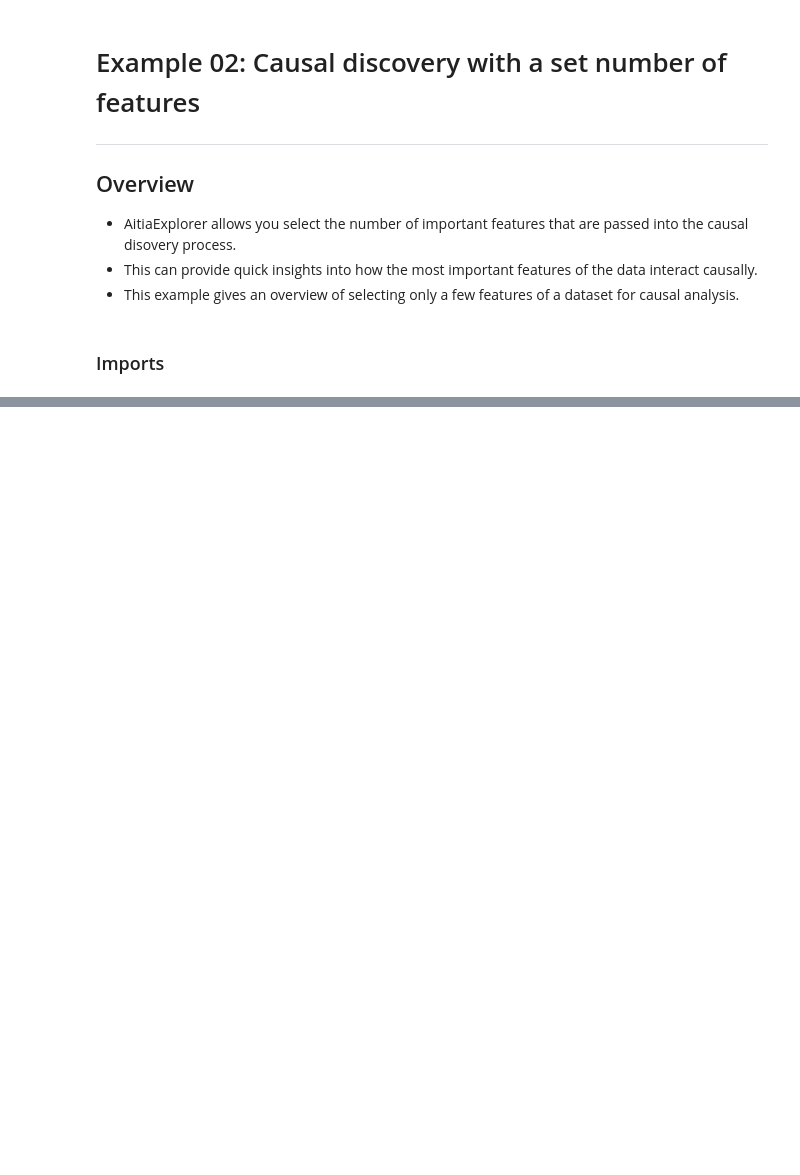
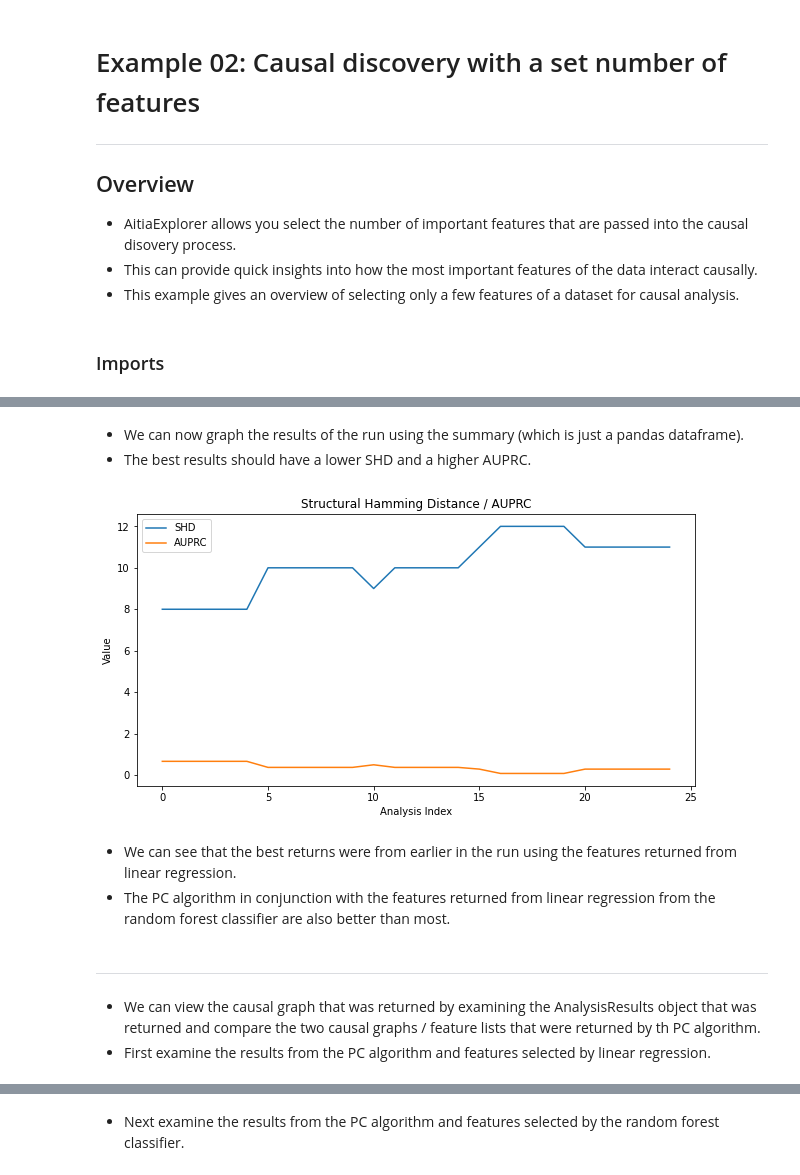
Before and after one commit to seamus-brady/aitiaexplorer, a Jupyter notebook: notebooks/Example02-Causal_Discovery_With_Set_Number_Features.ipynb, the cells around one changed output, grey strips where cells are left out. Drawn from its saved outputs; the diff is of its cells as text; code cells hidden in the pictures; blank space fills up the shorter version.

```diff
--- a/notebooks/Example02-Causal_Discovery_With_Set_Number_Features.ipynb
+++ b/notebooks/Example02-Causal_Discovery_With_Set_Number_Features.ipynb
@@ -102 +137,24 @@ digraph {
+# %% [markdown]
+- We can now graph the results of the run using the summary (which is just a pandas dataframe).
+- The best results should have a lower SHD and a higher AUPRC.
+# %%
+plt.rcParams["figure.figsize"] = (10, 5)
+
+plt.plot(summary.index, summary['SHD'], label='SHD')
+plt.plot(summary.index, summary['AUPRC'], label='AUPRC')
+plt.title('Structural Hamming Distance / AUPRC')
+plt.xlabel('Analysis Index')
+plt.ylabel('Value')
+plt.legend()
+plt.show()
+# %% [output]
+[figure, added]
+# %% [markdown]
+- We can see that the best returns were from earlier in the run using the features returned from linear regression.
+- The PC algorithm in conjunction with the features returned from linear regression from the random forest classifier are also better than most.
+# %% [markdown]
+----------------------
+# %% [markdown]
+- We can view the causal graph that was returned by examining the AnalysisResults object that was returned and compare the two causal graphs / feature lists that were returned by th PC algorithm.
+- First examine the results from the PC algorithm and features selected by linear regression.
 # %%
@@ -104,2 +162,4 @@ results[23].causal_graph.draw()
 # %% [output]
 [drawing not drawn]
+# %% [markdown]
+- Next examine the results from the PC algorithm and features selected by the random forest classifier.
```
Also changed, not shown: parts of 22 cells of this notebook.
